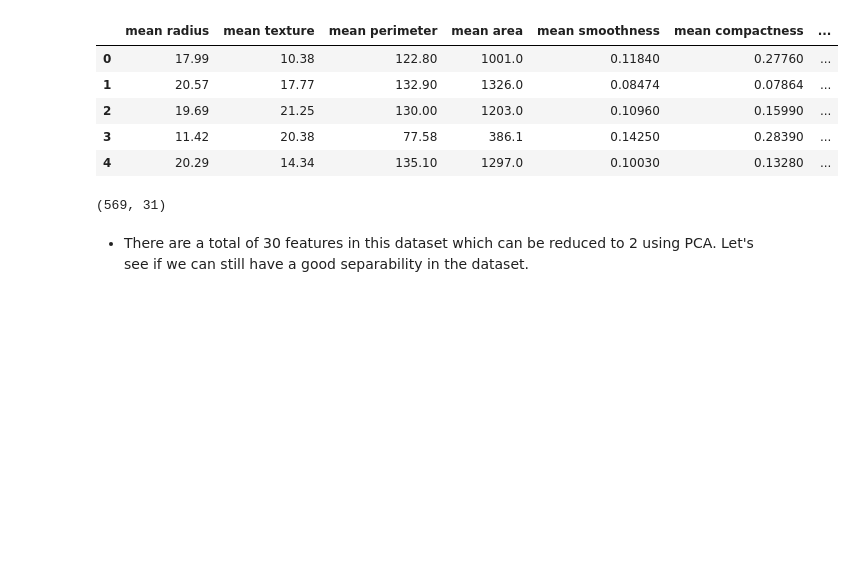
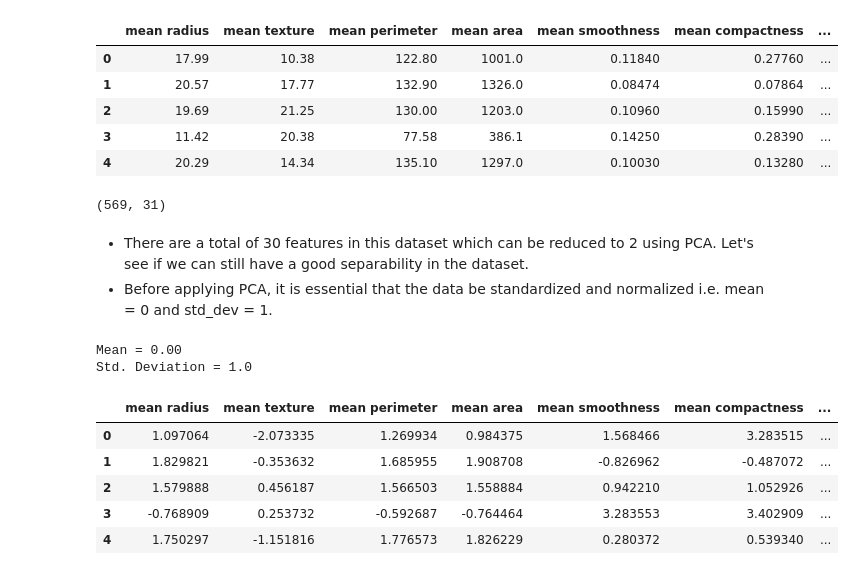
Before and after one commit to faheemrajwadkar/Dimensionality-Reduction, a Jupyter notebook: Dimensionality Reduction Techniques.ipynb, the cells around one changed output. Saved outputs shown, nothing was run; the diff lists cells and outputs as text; code cells hidden in the pictures; blank space fills up the shorter version.

```diff
--- a/Dimensionality Reduction Techniques.ipynb
+++ b/Dimensionality Reduction Techniques.ipynb
@@ -54,3 +56,23 @@ df.shape
 (569, 31)
 # %% [markdown]
 - There are a total of 30 features in this dataset which can be reduced to 2 using PCA. Let's see if we can still have a good separability in the dataset.
+- Before applying PCA, it is essential that the data be standardized and normalized i.e. mean = 0 and std_dev = 1.
+# %%
+from sklearn.preprocessing import StandardScaler
+
+x = StandardScaler().fit_transform(df.iloc[:, :-1])
+print("Mean =", format(np.absolute(np.mean(x)), '.2f'))
+print("Std. Deviation =", np.std(x))
+# %% [output]
+Mean = 0.00
+Std. Deviation = 1.0
+# %%
+normalized_df = pd.DataFrame(x, columns=db.feature_names)
+normalized_df.head()
+# %% [output]
+|  | mean radius | mean texture | mean perimeter | mean area | mean smoothness | mean compactness | ... |
+| 0 | 1.097064 | -2.073335 | 1.269934 | 0.984375 | 1.568466 | 3.283515 | ... |
+| 1 | 1.829821 | -0.353632 | 1.685955 | 1.908708 | -0.826962 | -0.487072 | ... |
+| 2 | 1.579888 | 0.456187 | 1.566503 | 1.558884 | 0.942210 | 1.052926 | ... |
+| 3 | -0.768909 | 0.253732 | -0.592687 | -0.764464 | 3.283553 | 3.402909 | ... |
+| 4 | 1.750297 | -1.151816 | 1.776573 | 1.826229 | 0.280372 | 0.539340 | ... |
```
Also changed, not shown: parts of 24 cells of this notebook.
